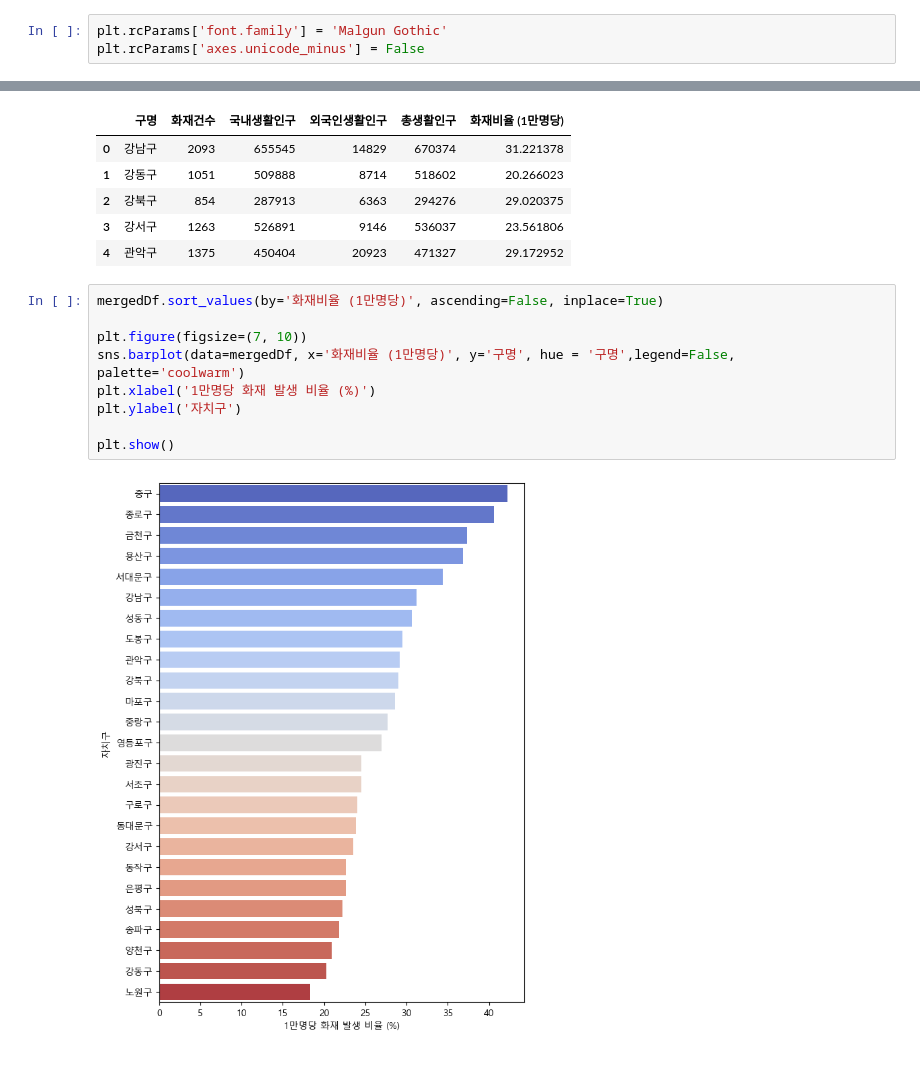
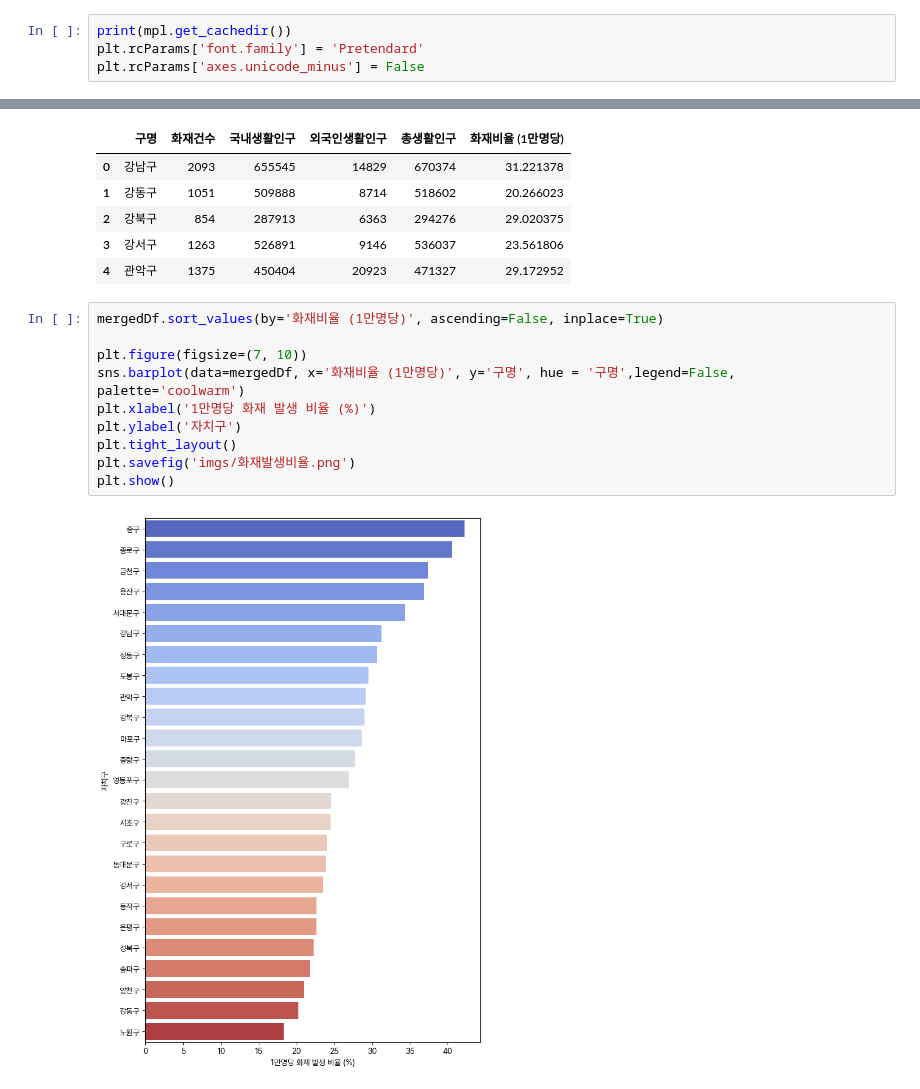
Before and after one commit to yesung05/BDAP-Project, a Jupyter notebook: BdgAnalysis_2.ipynb, the cells around one changed output, grey strips where cells are left out. Drawn from its saved outputs; the diff is of its cells as text.

```diff
--- a/BdgAnalysis_2.ipynb
+++ b/BdgAnalysis_2.ipynb
@@ -9,5 +10,6 @@ fireDf = pd.read_csv("filtered_data/FireData19_23.csv")
 popDf = pd.read_csv("filtered_data/Gu_populations.csv")
 forPopDf = pd.read_csv("filtered_data/Gu_Foreign_Populations.csv")
 # %%
-plt.rcParams['font.family'] = 'Malgun Gothic'
+print(mpl.get_cachedir())
+plt.rcParams['font.family'] = 'Pretendard'
 plt.rcParams['axes.unicode_minus'] = False
@@ -44,11 +48,12 @@ mergedDf.head()
 # %%
 mergedDf.sort_values(by='화재비율 (1만명당)', ascending=False, inplace=True)
 
 plt.figure(figsize=(7, 10))
 sns.barplot(data=mergedDf, x='화재비율 (1만명당)', y='구명', hue = '구명',legend=False, palette='coolwarm')
 plt.xlabel('1만명당 화재 발생 비율 (%)')
 plt.ylabel('자치구')
-
+plt.tight_layout()
+plt.savefig('imgs/화재발생비율.png')
 plt.show()
 # %% [output]
-[figure, old version]
+[figure, new version]
```
Also changed, not shown: parts of 2 cells of this notebook, 1 other file.
